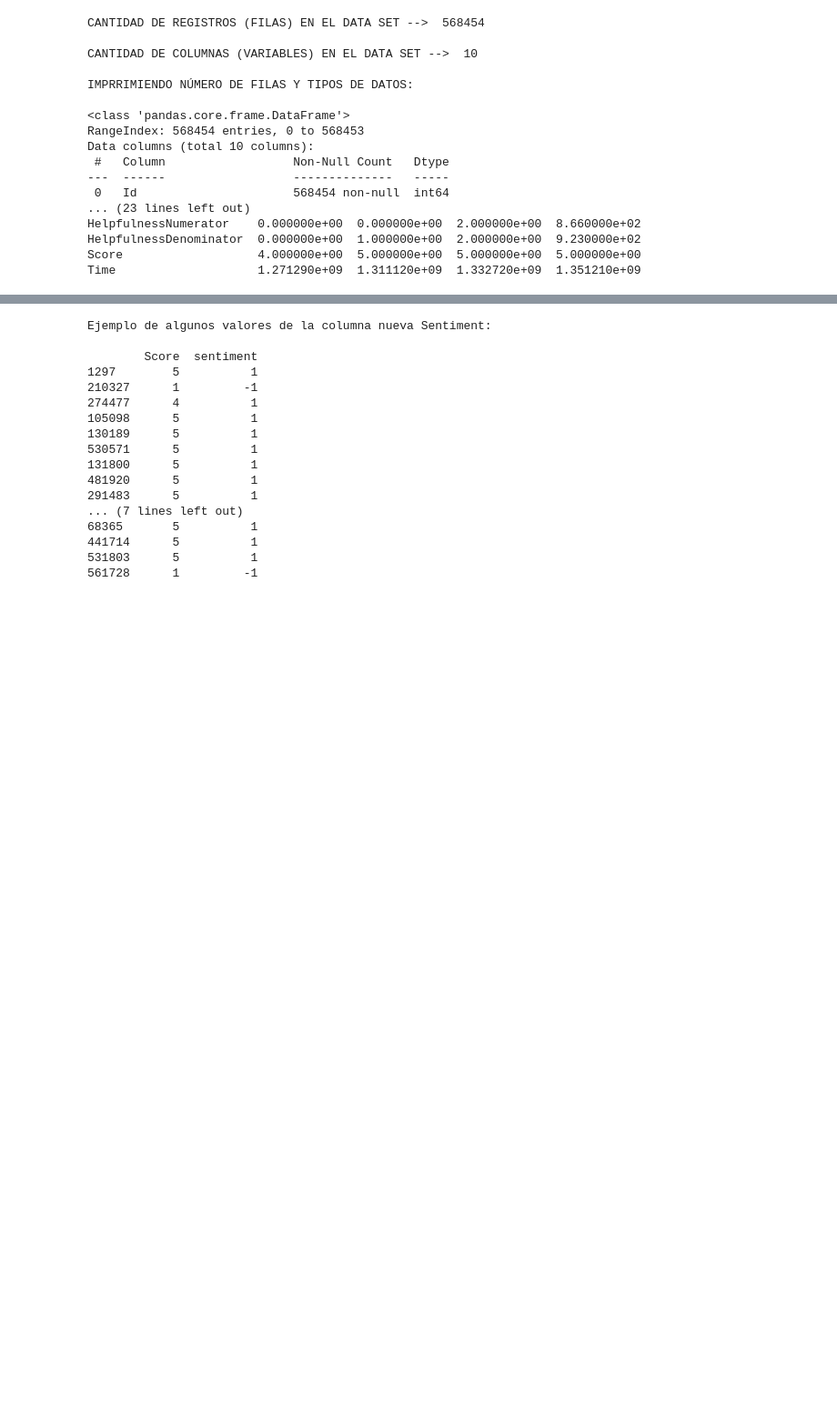
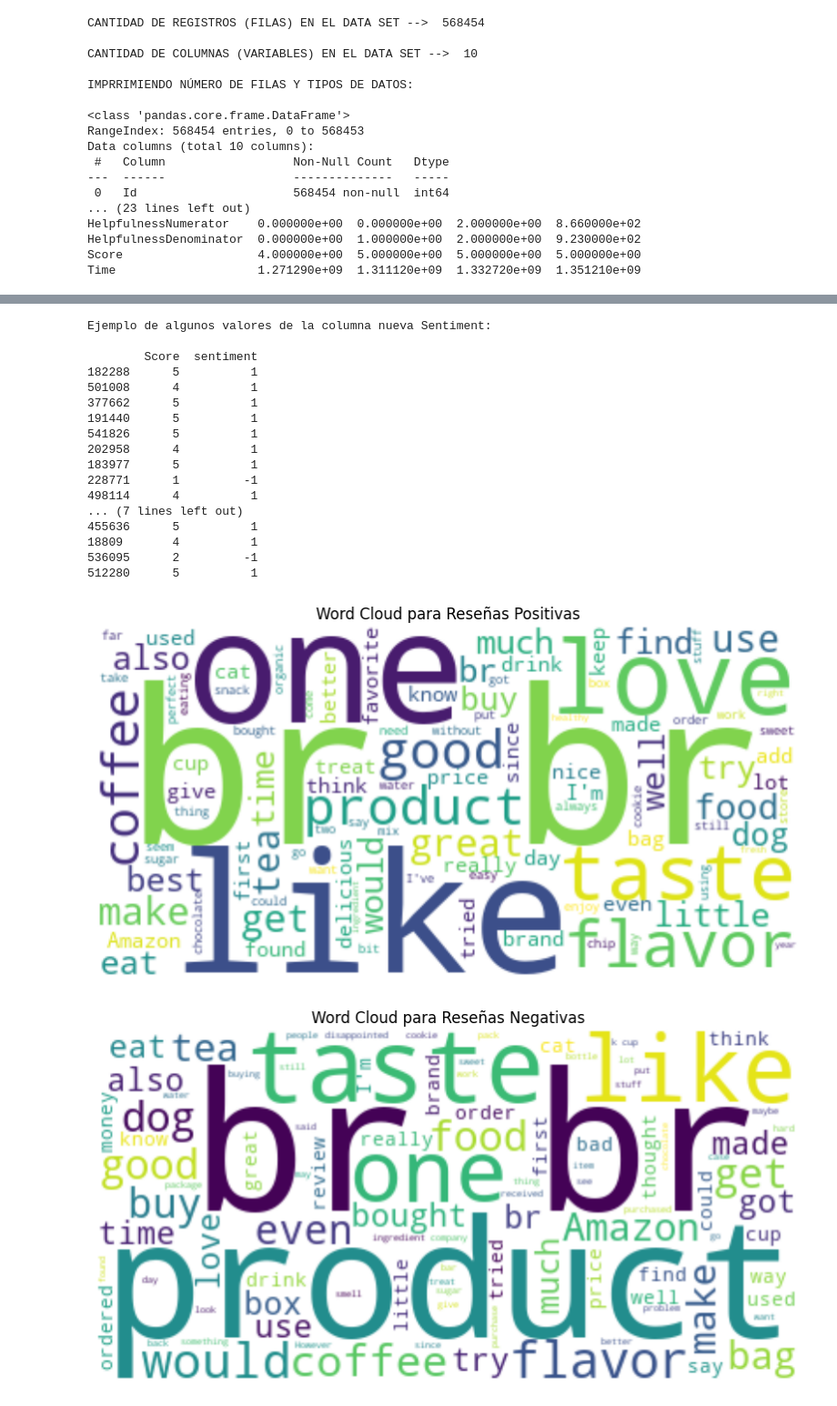
Before and after one commit to spamella04/InteligenciadeNegocios2024, a Jupyter notebook: GCHANG - Guia Basica de Analisis/CHANG-Amazon-Fine-Food-Reviews.ipynb, the cells around one changed output, grey strips where cells are left out. Shown at 91% size. Cells and saved outputs as stored; diff of their text form; code cells hidden in the pictures; blank space fills up the shorter version.

```diff
--- a/GCHANG - Guia Basica de Analisis/CHANG-Amazon-Fine-Food-Reviews.ipynb
+++ b/GCHANG - Guia Basica de Analisis/CHANG-Amazon-Fine-Food-Reviews.ipynb
@@ -159,7 +167,7 @@ df = df[df['Score'] != 3]
 # creamos una columna nueva en el data frame, y utlizamos una lambda sencilla para
 # 'Sentiment', en donde para cada valor de 'Score', validamos si es < 3 o > 3
 # # para asignar 1 y -1
-df['sentiment'] = df['Score'].apply(lambda x: 1 if x > 3 else -1)
+df.loc[:, 'sentiment'] = df['Score'].apply(lambda x: 1 if x > 3 else -1)
 
 print('Ejemplo de algunos valores de la columna nueva Sentiment:')
 print(f'\n{df[['Score', 'sentiment']].sample(20)}')
@@ -167,17 +175,47 @@ print(f'\n{df[['Score', 'sentiment']].sample(20)}')
 Ejemplo de algunos valores de la columna nueva Sentiment:
 
         Score  sentiment
-1297        5          1
-210327      1         -1
-274477      4          1
-105098      5          1
-130189      5          1
-530571      5          1
-131800      5          1
-481920      5          1
-291483      5          1
+182288      5          1
+501008      4          1
+377662      5          1
+191440      5          1
+541826      5          1
+202958      4          1
+183977      5          1
+228771      1         -1
+498114      4          1
 ... (7 lines left out)
-68365       5          1
-441714      5          1
-531803      5          1
-561728      1         -1
+455636      5          1
+18809       4          1
+536095      2         -1
+512280      5          1
+# %%
+# Paso 4 - Más análisis de datos - separación por sentiment (positivo/negativo)
+
+df_positive = df[df['sentiment'] == 1]
+df_negative = df[df['sentiment'] == -1]
+
+# Crear la nube de palabras para las reseñas positivas (reduciendo la muestra)
+positive_text = " ".join(review for review in df_positive['Text'].sample(10000, random_state=42).astype(str))
+wordcloud_positive = WordCloud(stopwords=stop_words, background_color="white", max_words=100, contour_color='green').generate(positive_text)
+
+# Crear la nube de palabras para las reseñas negativas (reduciendo la muestra)
+negative_text = " ".join(review for review in df_negative['Text'].sample(10000, random_state=42).astype(str))
+wordcloud_negative = WordCloud(stopwords=stop_words, background_color="white", max_words=100, contour_color='red').generate(negative_text)
+
+# Mostrar la nube de palabras para reseñas positivas
+plt.figure(figsize=(10, 6))
+plt.imshow(wordcloud_positive, interpolation='bilinear')
+plt.axis("off")
+plt.title("Word Cloud para Reseñas Positivas")
+plt.show()
+
+# Mostrar la nube de palabras para reseñas negativas
+plt.figure(figsize=(10, 6))
+plt.imshow(wordcloud_negative, interpolation='bilinear')
+plt.axis("off")
+plt.title("Word Cloud para Reseñas Negativas")
+plt.show()
+# %% [output]
+[figure, added]
+[figure, added]
```
Also changed, not shown: parts of 9 cells of this notebook.
